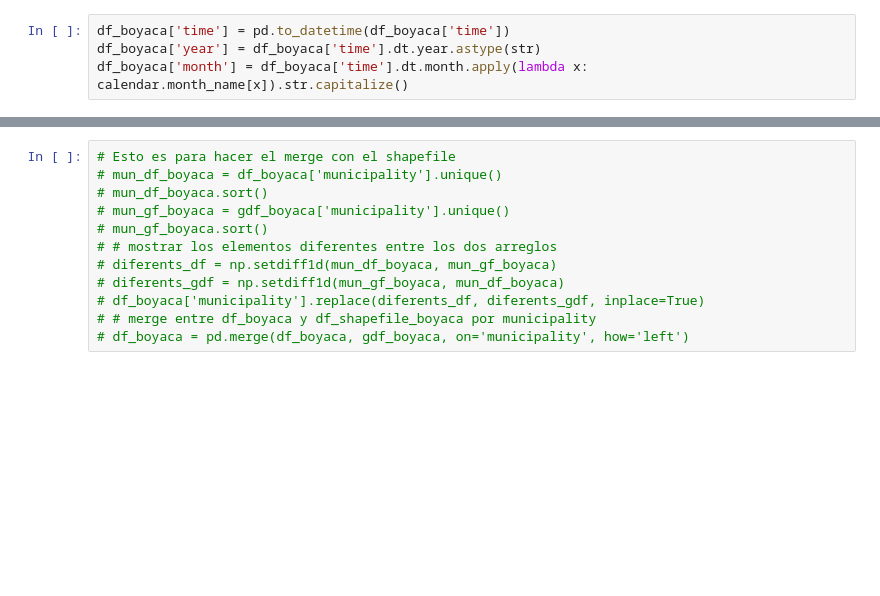
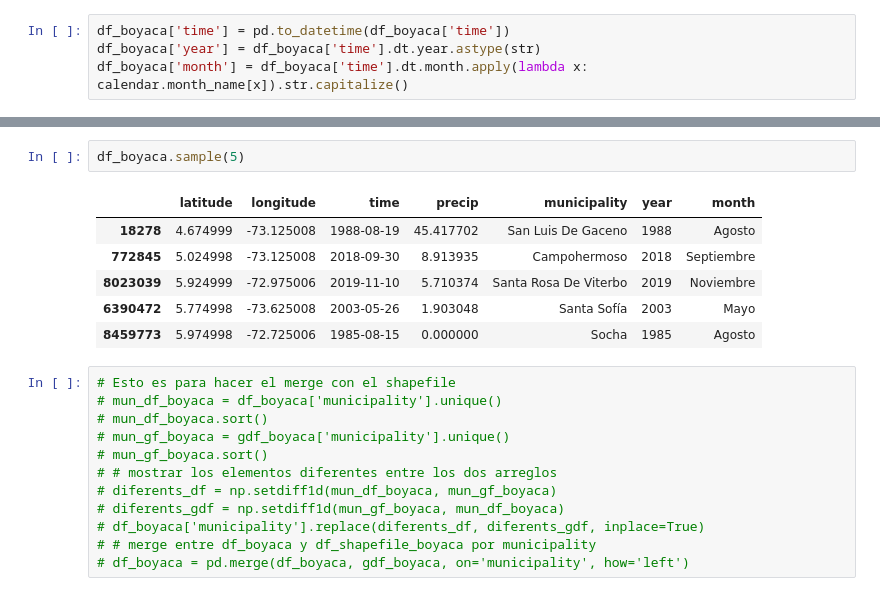
Before and after one commit to Esteban-Duarte31/Degree_Project, a Jupyter notebook: notebooks/data_processing.ipynb, the cells around one changed output, grey strips where cells are left out. Drawn from its saved outputs; the diff is of its cells as text; blank space fills up the shorter version.

```diff
--- a/notebooks/data_processing.ipynb
+++ b/notebooks/data_processing.ipynb
@@ -38,3 +58,12 @@ df_boyaca['month'] = df_boyaca['time'].dt.month.apply(lambda x: calendar.month_n
+# %%
+df_boyaca.sample(5)
+# %% [output]
+|  | latitude | longitude | time | precip | municipality | year | month |
+| 18278 | 4.674999 | -73.125008 | 1988-08-19 | 45.417702 | San Luis De Gaceno | 1988 | Agosto |
+| 772845 | 5.024998 | -73.125008 | 2018-09-30 | 8.913935 | Campohermoso | 2018 | Septiembre |
+| 8023039 | 5.924999 | -72.975006 | 2019-11-10 | 5.710374 | Santa Rosa De Viterbo | 2019 | Noviembre |
+| 6390472 | 5.774998 | -73.625008 | 2003-05-26 | 1.903048 | Santa Sofía | 2003 | Mayo |
+| 8459773 | 5.974998 | -72.725006 | 1985-08-15 | 0.000000 | Socha | 1985 | Agosto |
 # %%
 # Esto es para hacer el merge con el shapefile
 # mun_df_boyaca = df_boyaca['municipality'].unique()
```
Also changed, not shown: parts of 9 cells of this notebook, 3 other files.
